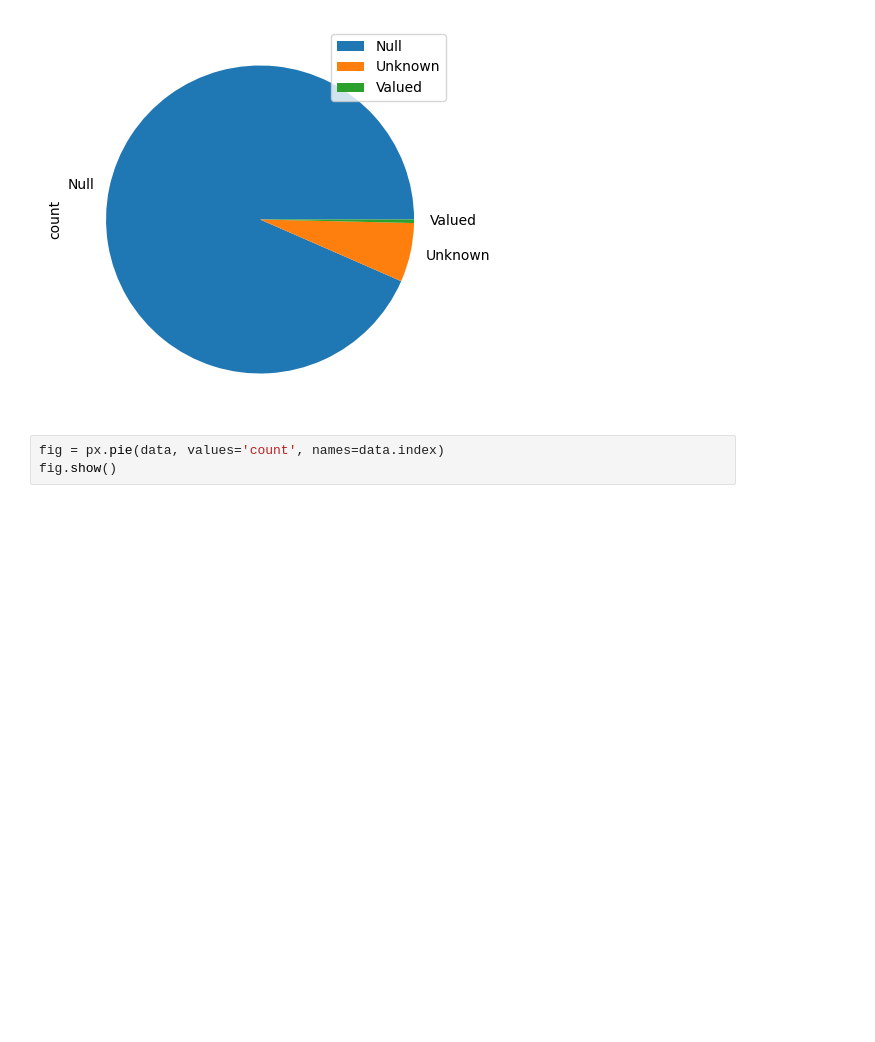
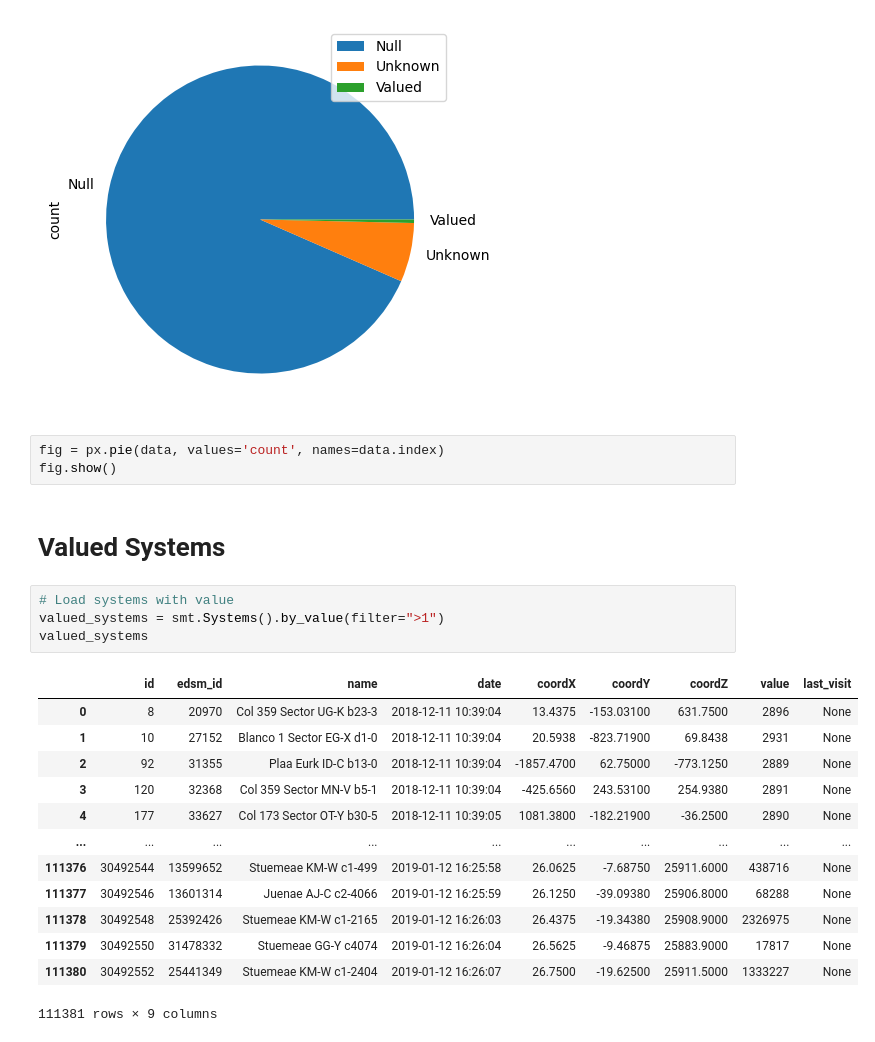
Before and after one commit to jb-lafon/ED-Flask, a Jupyter notebook: jupyter/Systems.ipynb, the cells around one changed output. Drawn from its saved outputs; the diff is of its cells as text; blank space fills up the shorter version.

```diff
--- a/jupyter/Systems.ipynb
+++ b/jupyter/Systems.ipynb
@@ -38,3 +39,23 @@ data.plot.pie(y='count', figsize=(5, 5))
 # %%
 fig = px.pie(data, values='count', names=data.index)
 fig.show()
+# %% [markdown]
+# Valued Systems
+# %%
+# Load systems with value
+valued_systems = smt.Systems().by_value(filter=">1")
+valued_systems
+# %% [output]
+|  | id | edsm_id | name | date | coordX | coordY | coordZ | value | last_visit |
+| 0 | 8 | 20970 | Col 359 Sector UG-K b23-3 | 2018-12-11 10:39:04 | 13.4375 | -153.03100 | 631.7500 | 2896 | None |
+| 1 | 10 | 27152 | Blanco 1 Sector EG-X d1-0 | 2018-12-11 10:39:04 | 20.5938 | -823.71900 | 69.8438 | 2931 | None |
+| 2 | 92 | 31355 | Plaa Eurk ID-C b13-0 | 2018-12-11 10:39:04 | -1857.4700 | 62.75000 | -773.1250 | 2889 | None |
+| 3 | 120 | 32368 | Col 359 Sector MN-V b5-1 | 2018-12-11 10:39:04 | -425.6560 | 243.53100 | 254.9380 | 2891 | None |
+| 4 | 177 | 33627 | Col 173 Sector OT-Y b30-5 | 2018-12-11 10:39:05 | 1081.3800 | -182.21900 | -36.2500 | 2890 | None |
+| ... | ... | ... | ... | ... | ... | ... | ... | ... | ... |
+| 111376 | 30492544 | 13599652 | Stuemeae KM-W c1-499 | 2019-01-12 16:25:58 | 26.0625 | -7.68750 | 25911.6000 | 438716 | None |
+| 111377 | 30492546 | 13601314 | Juenae AJ-C c2-4066 | 2019-01-12 16:25:59 | 26.1250 | -39.09380 | 25906.8000 | 68288 | None |
+| 111378 | 30492548 | 25392426 | Stuemeae KM-W c1-2165 | 2019-01-12 16:26:03 | 26.4375 | -19.34380 | 25908.9000 | 2326975 | None |
+| 111379 | 30492550 | 31478332 | Stuemeae GG-Y c4074 | 2019-01-12 16:26:04 | 26.5625 | -9.46875 | 25883.9000 | 17817 | None |
+| 111380 | 30492552 | 25441349 | Stuemeae KM-W c1-2404 | 2019-01-12 16:26:07 | 26.7500 | -19.62500 | 25911.5000 | 1333227 | None |
+111381 rows × 9 columns
```
Also changed, not shown: parts of 8 cells of this notebook.
